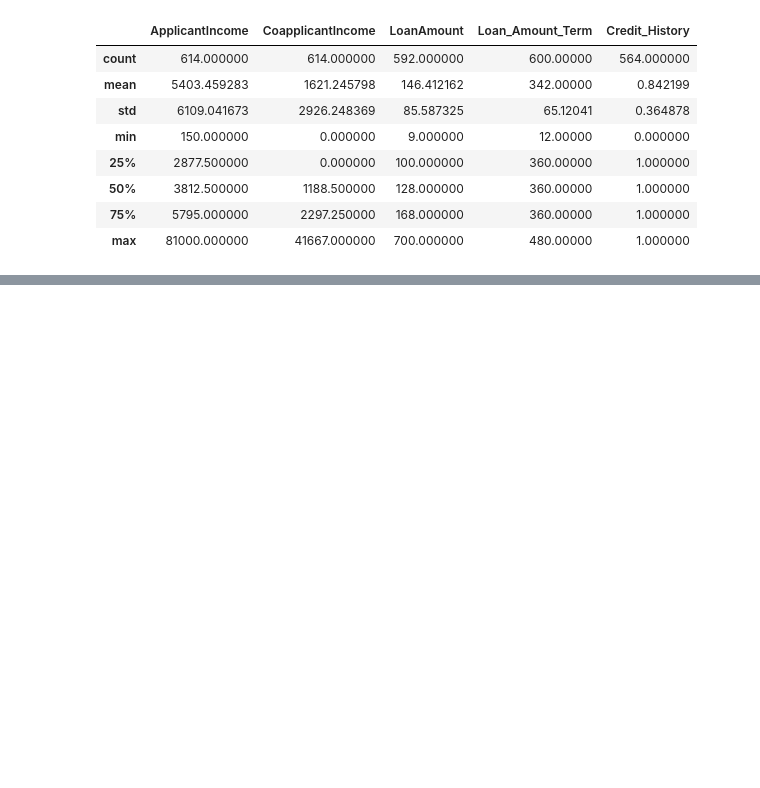
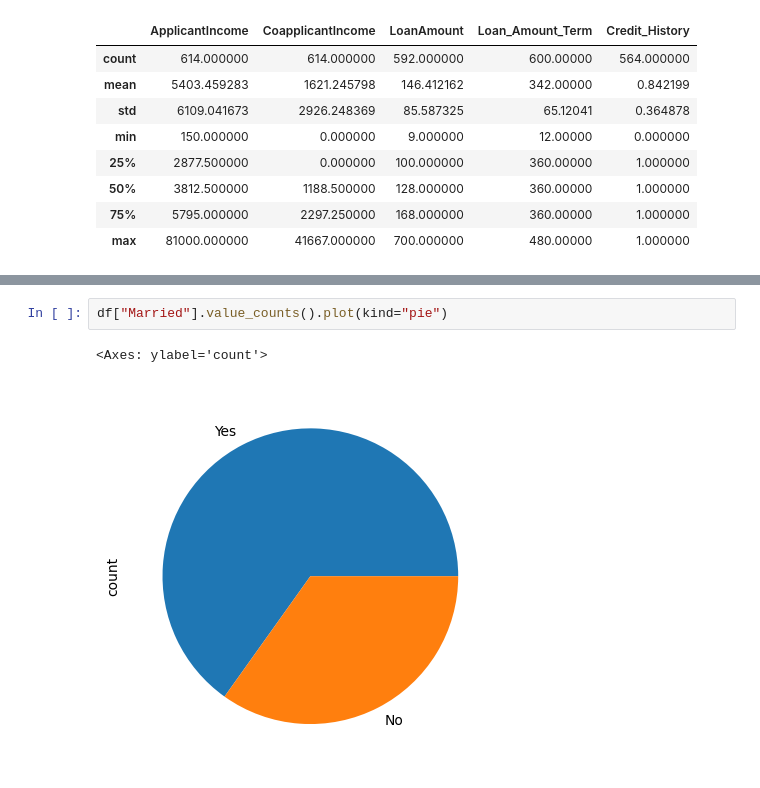
Before and after one commit to siddh-webd-ml/Machine-Learning, a Jupyter notebook: PandaBasics1.ipynb, the cells around one changed output, grey strips where cells are left out. Cells and saved outputs as stored; diff of their text form; blank space fills up the shorter version.

```diff
--- a/PandaBasics1.ipynb
+++ b/PandaBasics1.ipynb
@@ -157,0 +178,5 @@ dtype: int64
+# %%
+df["Married"].value_counts().plot(kind="pie")
+# %% [output]
+<Axes: ylabel='count'>
+[figure, added]
```
Also changed, not shown: parts of 12 cells of this notebook.
